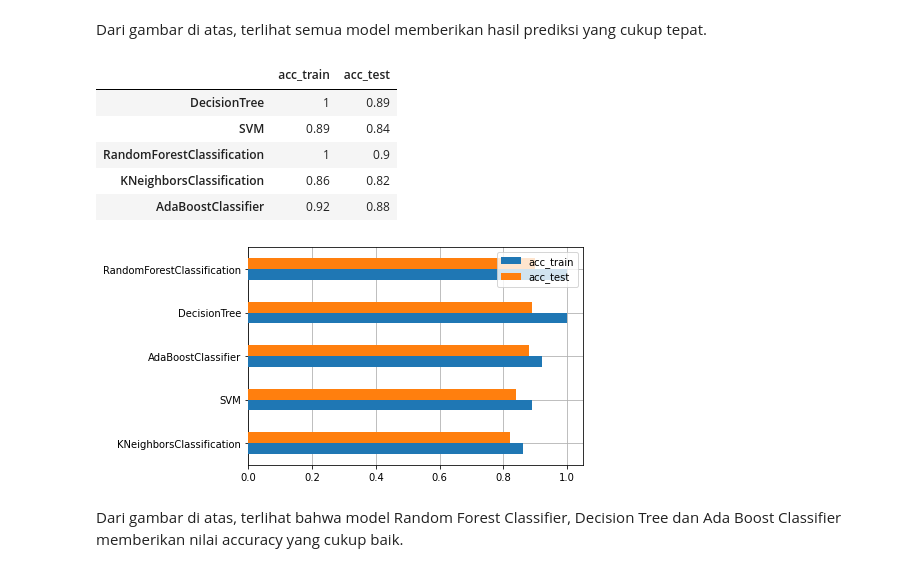
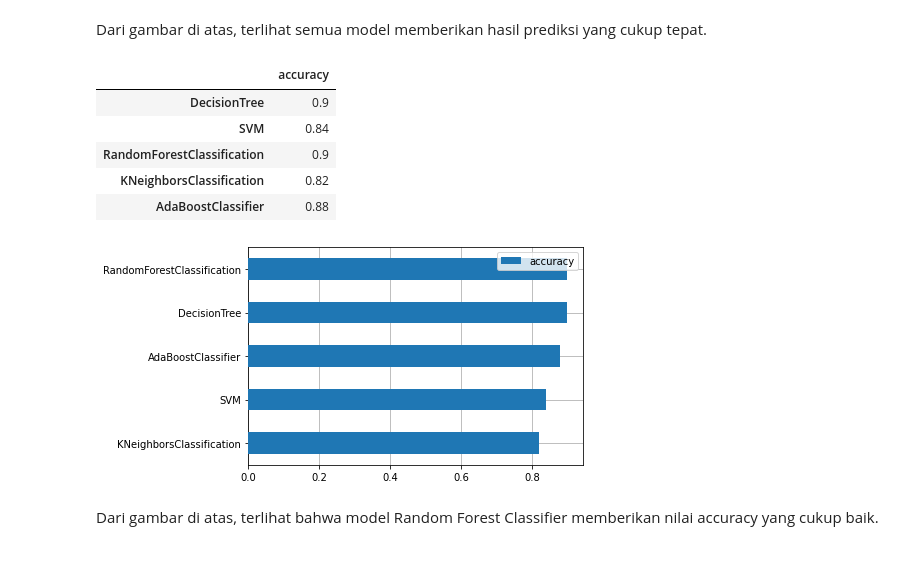
Before and after one commit to dan-dia/project-capstone-team-csd-134, a Jupyter notebook: model/Project_Capstone_134.ipynb, the cells around one changed output. Drawn from its saved outputs; the diff is of its cells as text; code cells hidden in the pictures.

```diff
--- a/model/Project_Capstone_134.ipynb
+++ b/model/Project_Capstone_134.ipynb
@@ -279,6 +310,6 @@ Dari gambar di atas, terlihat bahwa model Random Forest Classifier, Decision Tre
 # %%
-prediksi = X_test.iloc[:10].copy()
-pred_dict = {'y_true':y_test[:10]}
+prediksi = X_test.iloc[:3].copy()
+pred_dict = {'y_true':y_test[:3]}
 for name, model in model_dict.items():
     pred_dict['prediksi_'+name] = model.predict(prediksi)
 
@@ -298,25 +322,23 @@ pd.DataFrame(pred_dict)
 # %% [markdown]
 Dari gambar di atas, terlihat semua model memberikan hasil prediksi yang cukup tepat.
 # %%
-acc = pd.DataFrame(columns=['acc_train', 'acc_test'], index=['DecisionTree', 'SVM', 'RandomForestClassification', 'KNeighborsClassification', 'AdaBoostClassifier'])
+acc = pd.DataFrame(columns=['accuracy'], index=['DecisionTree', 'SVM', 'RandomForestClassification', 'KNeighborsClassification', 'AdaBoostClassifier'])
 model_dict = {'DecisionTree': decisiontree, 'SVM': svm, 'RandomForestClassification': rfc, 'KNeighborsClassification': knnc, 'AdaBoostClassifier':adaboost}
 for name, model in model_dict.items():
-    acc.loc[name, 'acc_train'] = round(accuracy_score(y_true=y_train, y_pred=model.predict(X_train)),2)
-    acc.loc[name, 'acc_test'] = round(accuracy_score(y_true=y_test, y_pred=model.predict(X_test)),2)
-
+    acc.loc[name, 'accuracy'] = round(accuracy_score(y_true=y_test, y_pred=model.predict(X_test)),2)
 acc
 # %% [output]
-|  | acc_train | acc_test |
-| DecisionTree | 1 | 0.89 |
-| SVM | 0.89 | 0.84 |
-| RandomForestClassification | 1 | 0.9 |
-| KNeighborsClassification | 0.86 | 0.82 |
-| AdaBoostClassifier | 0.92 | 0.88 |
+|  | accuracy |
+| DecisionTree | 0.9 |
+| SVM | 0.84 |
+| RandomForestClassification | 0.9 |
+| KNeighborsClassification | 0.82 |
+| AdaBoostClassifier | 0.88 |
 # %%
 fig, ax = plt.subplots()
-acc.sort_values(by='acc_test').plot(kind='barh', ax=ax, zorder=3)
+acc.sort_values(by='accuracy').plot(kind='barh', ax=ax, zorder=3)
 ax.grid(zorder=0)
 # %% [output]
-[figure, old version]
+[figure, new version]
 # %% [markdown]
-Dari gambar di atas, terlihat bahwa model Random Forest Classifier, Decision Tree dan Ada Boost Classifier memberikan nilai accuracy yang cukup baik.
+Dari gambar di atas, terlihat bahwa model Random Forest Classifier memberikan nilai accuracy yang cukup baik.
```
Also changed, not shown: parts of 8 cells of this notebook, 1 other file.
